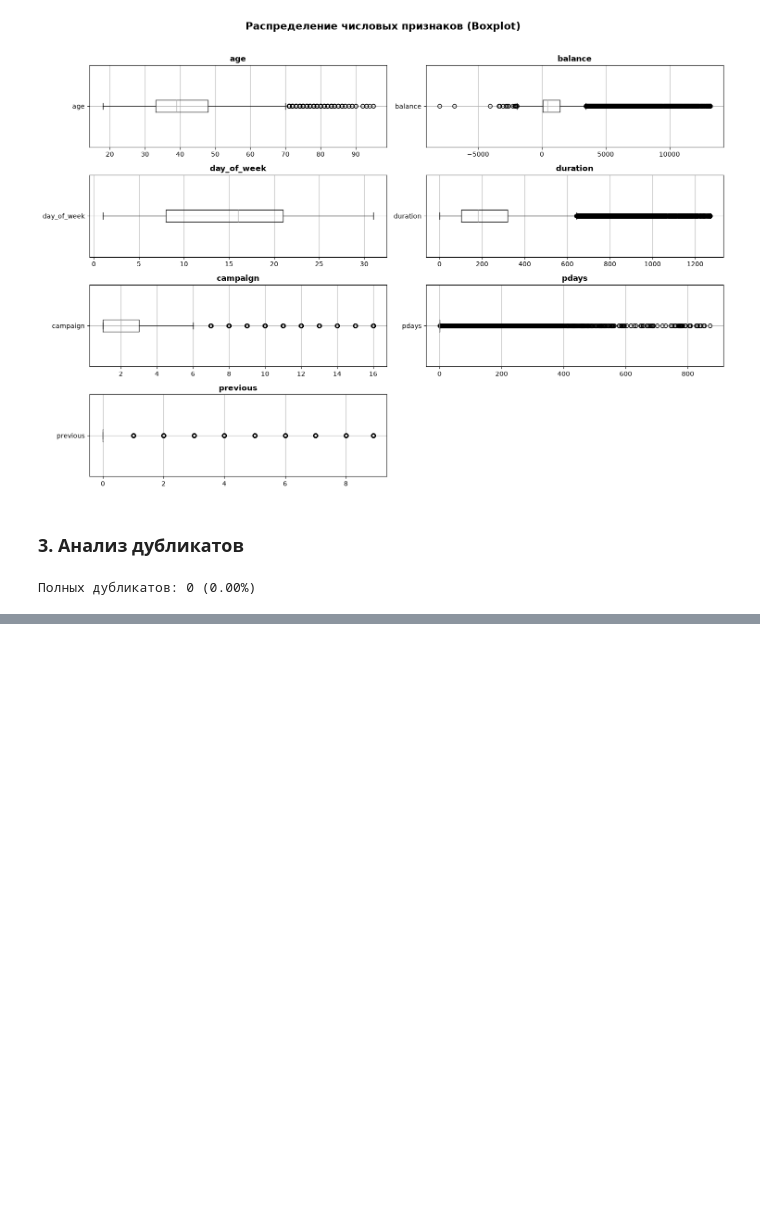
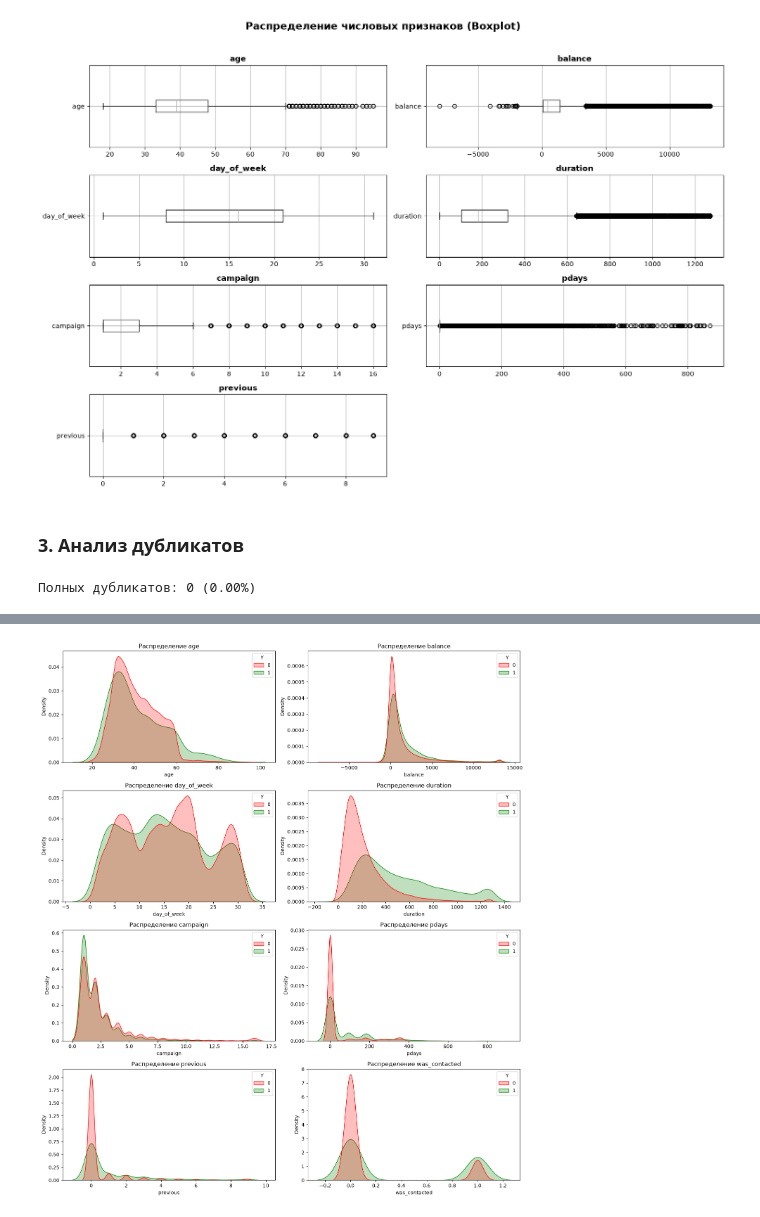
Before and after one commit to RafaelPozoyan/UrFU_project, a Jupyter notebook: eda_shtukin_i_v.ipynb, the cells around one changed output, grey strips where cells are left out. Saved outputs shown, nothing was run; the diff lists cells and outputs as text; code cells hidden in the pictures; blank space fills up the shorter version.

```diff
--- a/eda_shtukin_i_v.ipynb
+++ b/eda_shtukin_i_v.ipynb
@@ -270,0 +284,7 @@ print(f"Полных дубликатов: {full_duplicates:,} ({full_duplicates
+# %%
+!pip install scipy
+from scipy.stats import shapiro, normaltest
+
+for col in num_cols:
+    stat, p = normaltest(df[col])  # тест Д'Агостино
+    print(f"{col:10s}: p-value = {p:.2e}  -> {'НЕ нормально' if p < 0.05 else 'нормально'}")
@@ -270,0 +325,13 @@ print(f"Полных дубликатов: {full_duplicates:,} ({full_duplicates
+# %%
+fig, axes = plt.subplots(4, 2, figsize=(14, 16))
+axes = axes.ravel()
+
+for i, col in enumerate(num_cols):
+    sns.kdeplot(data=df, x=col, hue="Y", common_norm=False,
+                fill=True, ax=axes[i], palette={0:"red", 1:"green"})
+    axes[i].set_title(f"Распределение {col}")
+
+plt.tight_layout()
+plt.show()
+# %% [output]
+[figure, added]
```
Also changed, not shown: parts of 13 cells of this notebook.
